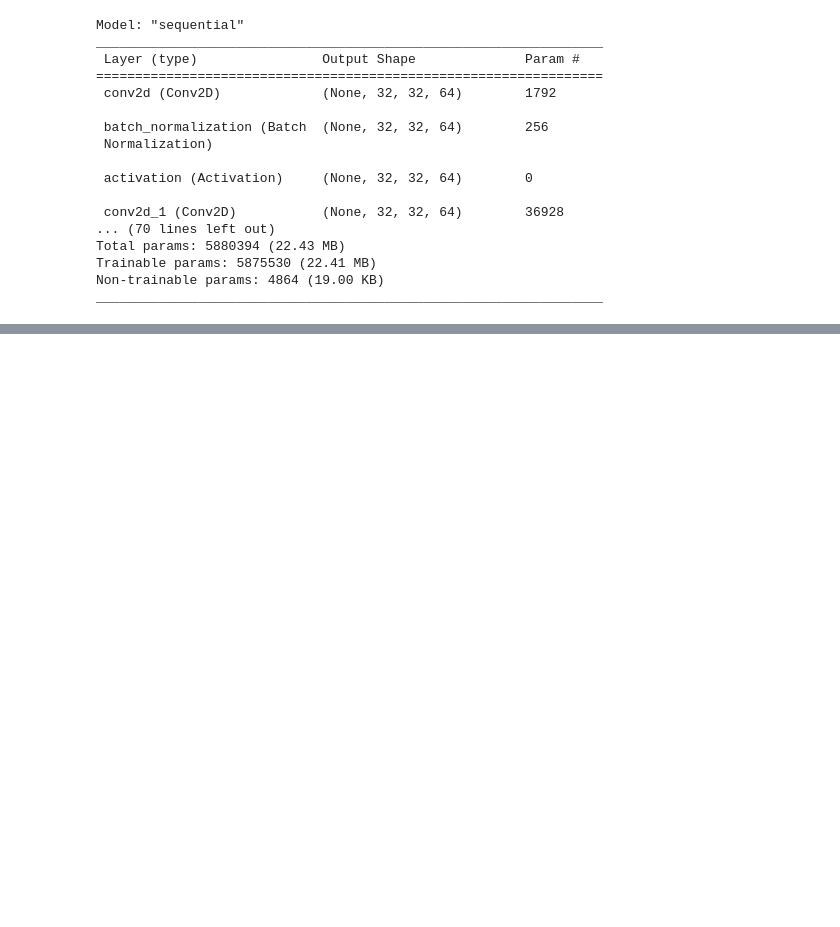
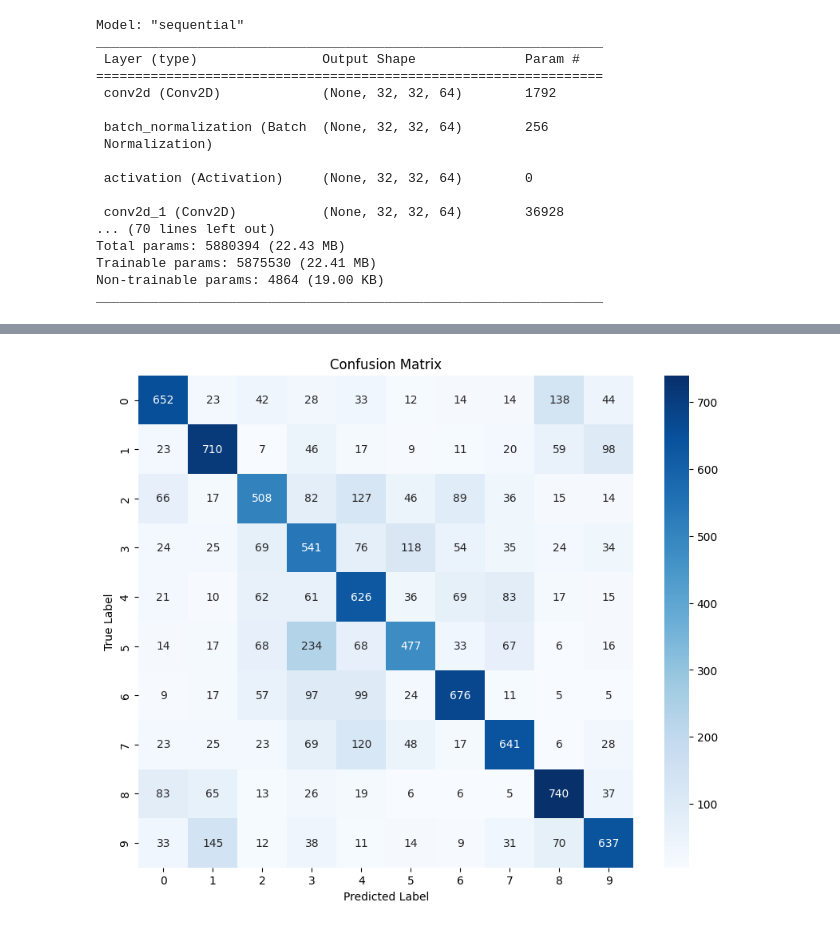
Before and after one commit to Grimngor/Image_Classification_CNN-G3, a Jupyter notebook: Testing grounds Salva.ipynb, the cells around one changed output, grey strips where cells are left out. Cells and saved outputs as stored; diff of their text form; code cells hidden in the pictures; blank space fills up the shorter version.

```diff
--- a/Testing grounds Salva.ipynb
+++ b/Testing grounds Salva.ipynb
@@ -293,0 +418,22 @@ clear_session()
+# %%
+import numpy as np
+import matplotlib.pyplot as plt
+import seaborn as sns
+from sklearn.metrics import confusion_matrix
+
+# Generate predictions and true labels
+predictions = model.predict(x_test)
+predictions = np.argmax(predictions, axis=1)
+gt = np.argmax(y_test, axis=1)
+
+# Calculate the confusion matrix
+cm = confusion_matrix(gt, predictions)
+
+# Plotting the confusion matrix
+plt.figure(figsize=(10, 8))
+sns.heatmap(cm, annot=True, fmt='d', cmap='Blues', xticklabels=range(10), yticklabels=range(10))
+plt.xlabel('Predicted Label')
+plt.ylabel('True Label')
+plt.title('Confusion Matrix')
+plt.show()
+# %% [output]
@@ -293,0 +441 @@ clear_session()
+[figure, added]
```
Also changed, not shown: parts of 23 cells of this notebook.
